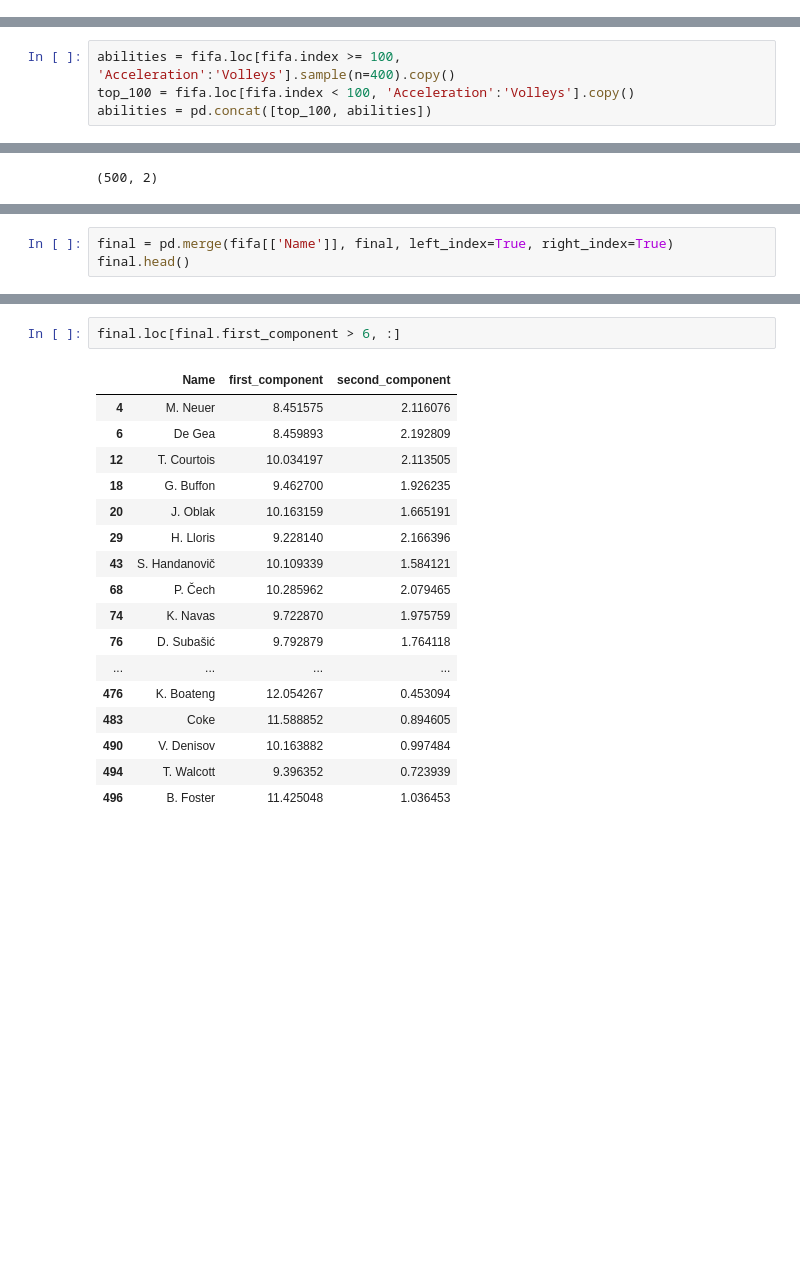
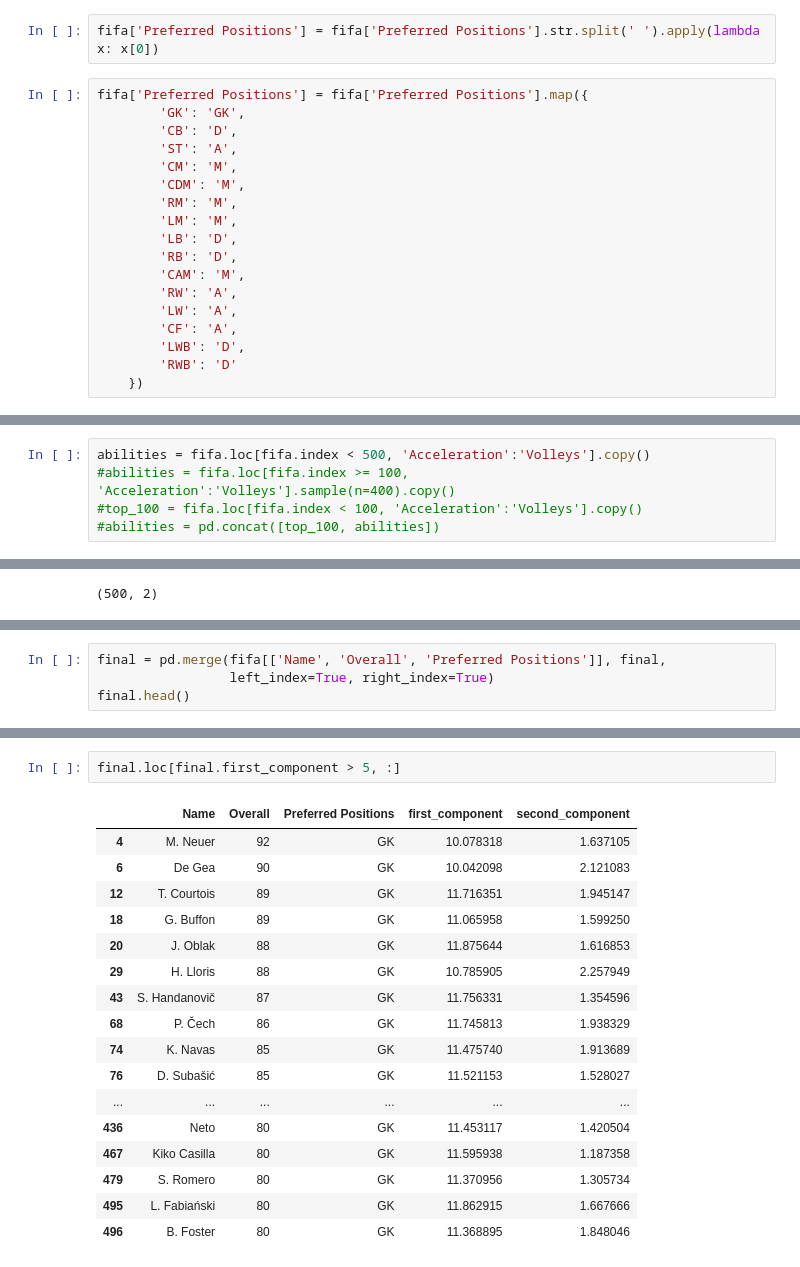
Before and after one commit to adrialuzllompart/fifa-2018, a Jupyter notebook: notebooks/EDA and PCA.ipynb, the cells around one changed output, grey strips where cells are left out. Cells and saved outputs as stored; diff of their text form; blank space fills up the shorter version.

```diff
--- a/notebooks/EDA and PCA.ipynb
+++ b/notebooks/EDA and PCA.ipynb
@@ -98,3 +98,23 @@ Strength              int64
 Vision                int64
 Volleys               int64
 dtype: object
+# %%
+fifa['Preferred Positions'] = fifa['Preferred Positions'].str.split(' ').apply(lambda x: x[0])
+# %%
+fifa['Preferred Positions'] = fifa['Preferred Positions'].map({
+        'GK': 'GK',
+        'CB': 'D',
+        'ST': 'A',
+        'CM': 'M',
+        'CDM': 'M',
+        'RM': 'M',
+        'LM': 'M',
+        'LB': 'D',
+        'RB': 'D',
+        'CAM': 'M',
+        'RW': 'A',
+        'LW': 'A',
+        'CF': 'A',
+        'LWB': 'D',
+        'RWB': 'D'
+    })
@@ -344,9 +372,10 @@ field_players.loc[(field_players.first_component.between(-3, -2)) &
 # %% [markdown]
 # All players
 # %%
-abilities = fifa.loc[fifa.index >= 100, 'Acceleration':'Volleys'].sample(n=400).copy()
-top_100 = fifa.loc[fifa.index < 100, 'Acceleration':'Volleys'].copy()
-abilities = pd.concat([top_100, abilities])
+abilities = fifa.loc[fifa.index < 500, 'Acceleration':'Volleys'].copy()
+#abilities = fifa.loc[fifa.index >= 100, 'Acceleration':'Volleys'].sample(n=400).copy()
+#top_100 = fifa.loc[fifa.index < 100, 'Acceleration':'Volleys'].copy()
+#abilities = pd.concat([top_100, abilities])
 # %%
 abilities = pd.merge(fifa[['Name']], abilities, left_index=True, right_index=True)
 abilities.sort_index(inplace=True)
@@ -415,4 +444,5 @@ final.head()
 # %%
-final = pd.merge(fifa[['Name']], final, left_index=True, right_index=True)
+final = pd.merge(fifa[['Name', 'Overall', 'Preferred Positions']], final,
+                 left_index=True, right_index=True)
 final.head()
 # %% [output]
@@ -452,20 +483,20 @@ final.loc[final.second_component < -5, :]
 # %%
-final.loc[final.first_component > 6, :]
+final.loc[final.first_component > 5, :]
 # %% [output]
-|  | Name | first_component | second_component |
-| 4 | M. Neuer | 8.451575 | 2.116076 |
-| 6 | De Gea | 8.459893 | 2.192809 |
-| 12 | T. Courtois | 10.034197 | 2.113505 |
-| 18 | G. Buffon | 9.462700 | 1.926235 |
-| 20 | J. Oblak | 10.163159 | 1.665191 |
-| 29 | H. Lloris | 9.228140 | 2.166396 |
-| 43 | S. Handanovič | 10.109339 | 1.584121 |
-| 68 | P. Čech | 10.285962 | 2.079465 |
-| 74 | K. Navas | 9.722870 | 1.975759 |
-| 76 | D. Subašić | 9.792879 | 1.764118 |
-| ... | ... | ... | ... |
-| 476 | K. Boateng | 12.054267 | 0.453094 |
-| 483 | Coke | 11.588852 | 0.894605 |
-| 490 | V. Denisov | 10.163882 | 0.997484 |
-| 494 | T. Walcott | 9.396352 | 0.723939 |
-| 496 | B. Foster | 11.425048 | 1.036453 |
+|  | Name | Overall | Preferred Positions | first_component | second_component |
+| 4 | M. Neuer | 92 | GK | 10.078318 | 1.637105 |
+| 6 | De Gea | 90 | GK | 10.042098 | 2.121083 |
+| 12 | T. Courtois | 89 | GK | 11.716351 | 1.945147 |
+| 18 | G. Buffon | 89 | GK | 11.065958 | 1.599250 |
+| 20 | J. Oblak | 88 | GK | 11.875644 | 1.616853 |
+| 29 | H. Lloris | 88 | GK | 10.785905 | 2.257949 |
+| 43 | S. Handanovič | 87 | GK | 11.756331 | 1.354596 |
+| 68 | P. Čech | 86 | GK | 11.745813 | 1.938329 |
+| 74 | K. Navas | 85 | GK | 11.475740 | 1.913689 |
+| 76 | D. Subašić | 85 | GK | 11.521153 | 1.528027 |
+| ... | ... | ... | ... | ... | ... |
+| 436 | Neto | 80 | GK | 11.453117 | 1.420504 |
+| 467 | Kiko Casilla | 80 | GK | 11.595938 | 1.187358 |
+| 479 | S. Romero | 80 | GK | 11.370956 | 1.305734 |
+| 495 | L. Fabiański | 80 | GK | 11.862915 | 1.667666 |
+| 496 | B. Foster | 80 | GK | 11.368895 | 1.848046 |
```
Also changed, not shown: parts of 16 cells of this notebook.
